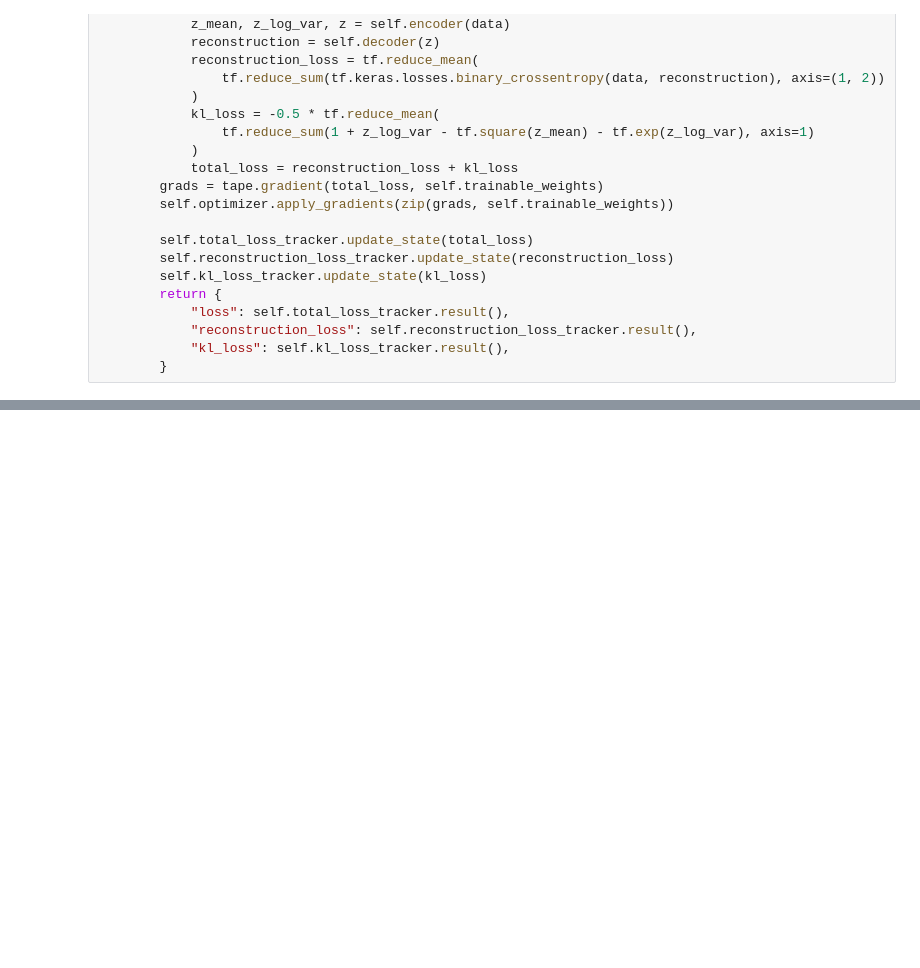
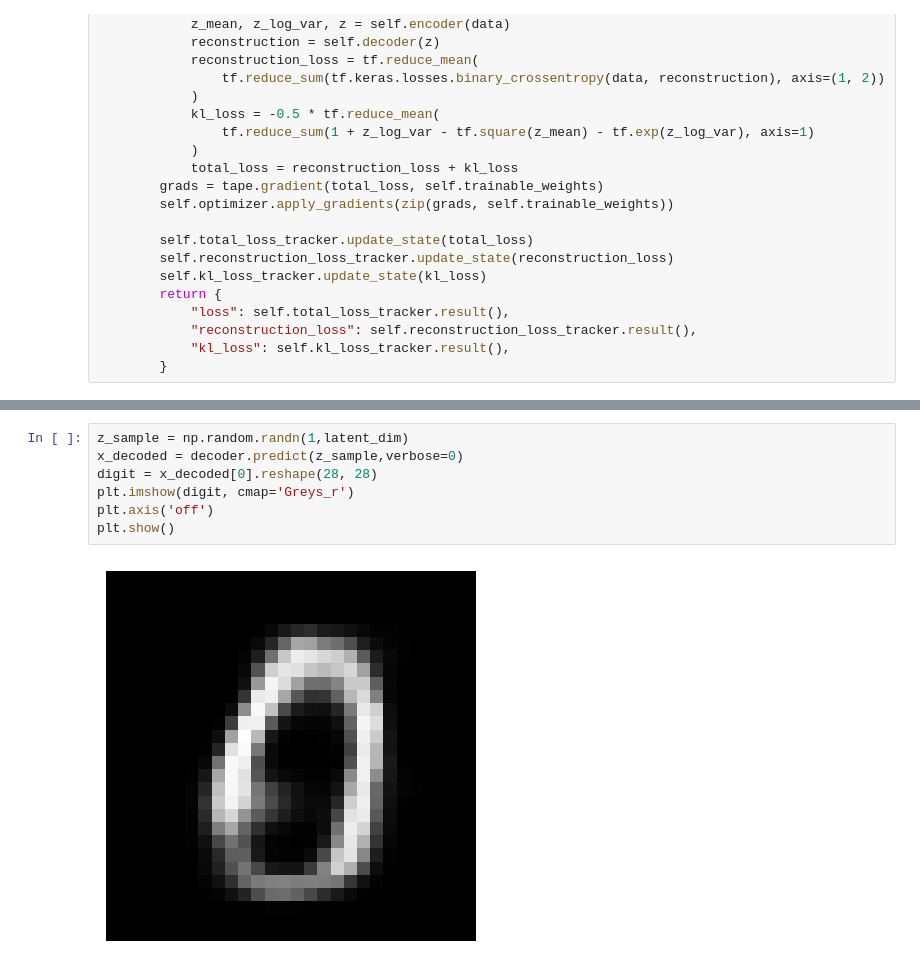
Before and after one commit to ShubhamSinghal12/GLA_GenAI2025, a Jupyter notebook: GANs/VAE MNIST.ipynb, the cells around one changed output, grey strips where cells are left out. Saved outputs shown, nothing was run; the diff lists cells and outputs as text; blank space fills up the shorter version.

```diff
--- a/GANs/VAE MNIST.ipynb
+++ b/GANs/VAE MNIST.ipynb
@@ -126,0 +123,9 @@ plot_latent_space(decoder,n=20)
+# %%
+z_sample = np.random.randn(1,latent_dim)
+x_decoded = decoder.predict(z_sample,verbose=0)
+digit = x_decoded[0].reshape(28, 28)
+plt.imshow(digit, cmap='Greys_r')
+plt.axis('off')
+plt.show()
+# %% [output]
+[figure, added]
```
Also changed, not shown: parts of 3 cells of this notebook.
